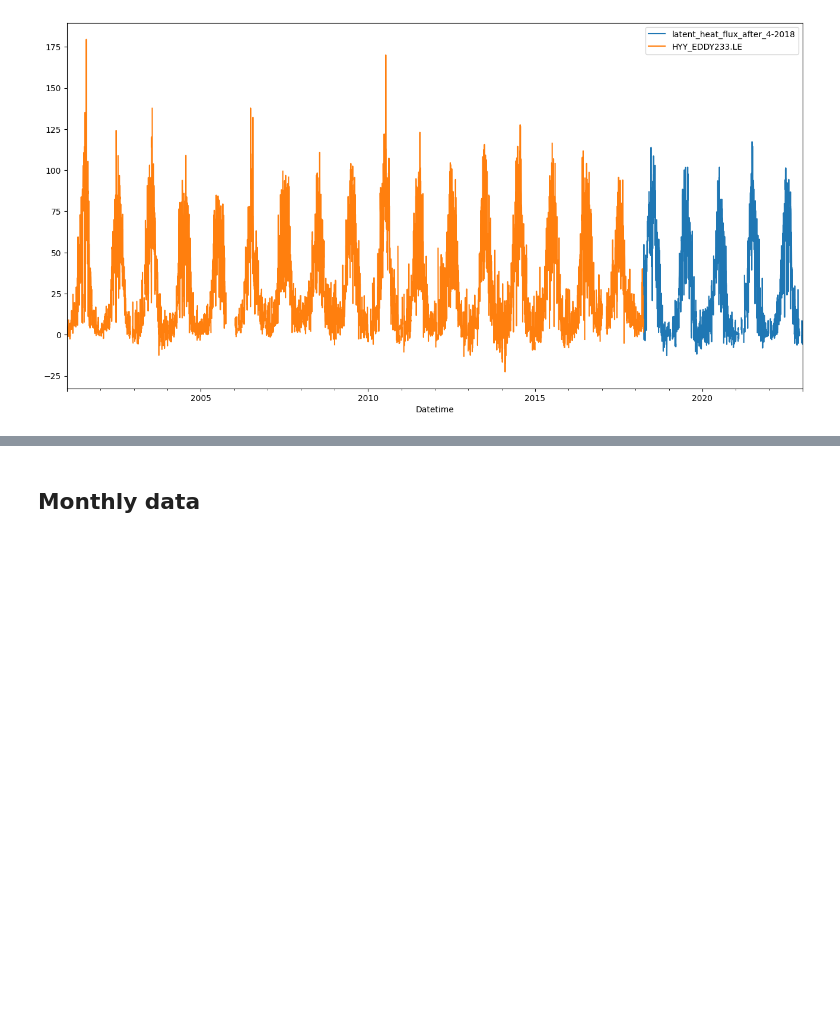
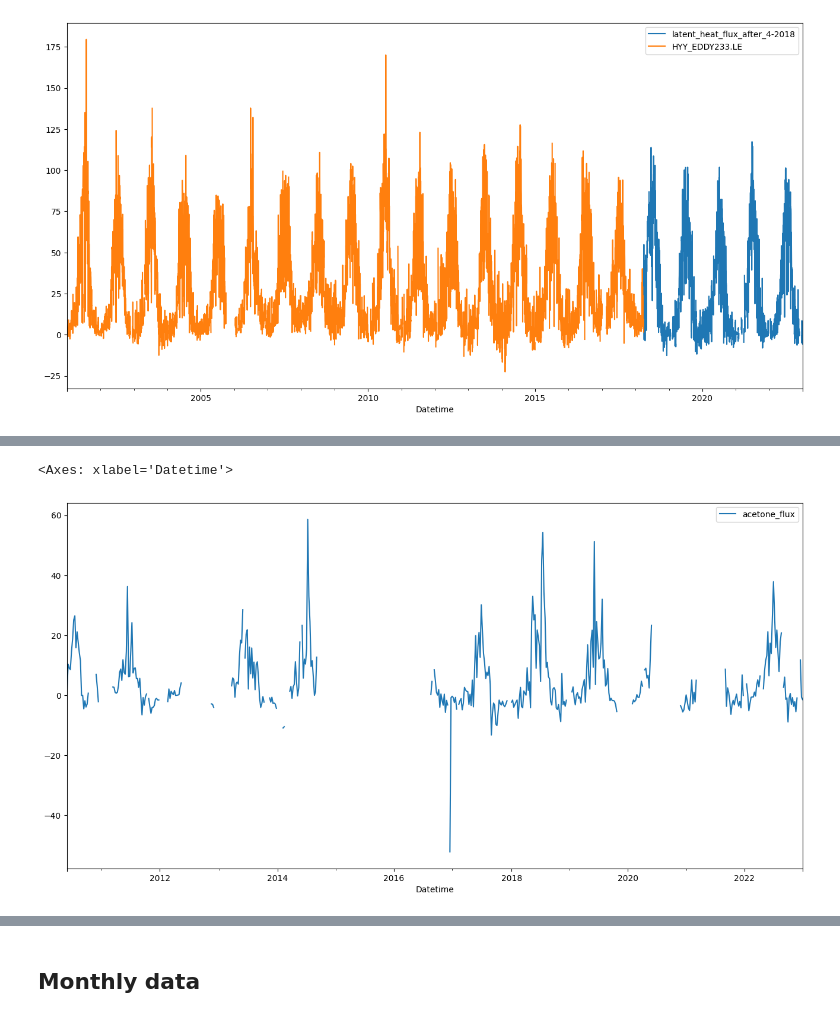
Before and after one commit to ramipiik/Data-Science-Project, a Jupyter notebook: Projektitestailua.ipynb, the cells around one changed output, grey strips where cells are left out. Saved outputs shown, nothing was run; the diff lists cells and outputs as text; code cells hidden in the pictures; blank space fills up the shorter version.

```diff
--- a/Projektitestailua.ipynb
+++ b/Projektitestailua.ipynb
@@ -157,0 +199,6 @@ daily_df4.plot('Datetime', 'HYY_EDDY233.LE', ax=ax)
+# %%
+fig, ax = plt.subplots(figsize=(16,8))
+weekly_df2.plot('Datetime', 'acetone_flux', ax=ax)
+# %% [output]
+<Axes: xlabel='Datetime'>
+[figure, added]
```
Also changed, not shown: parts of 12 cells of this notebook.
